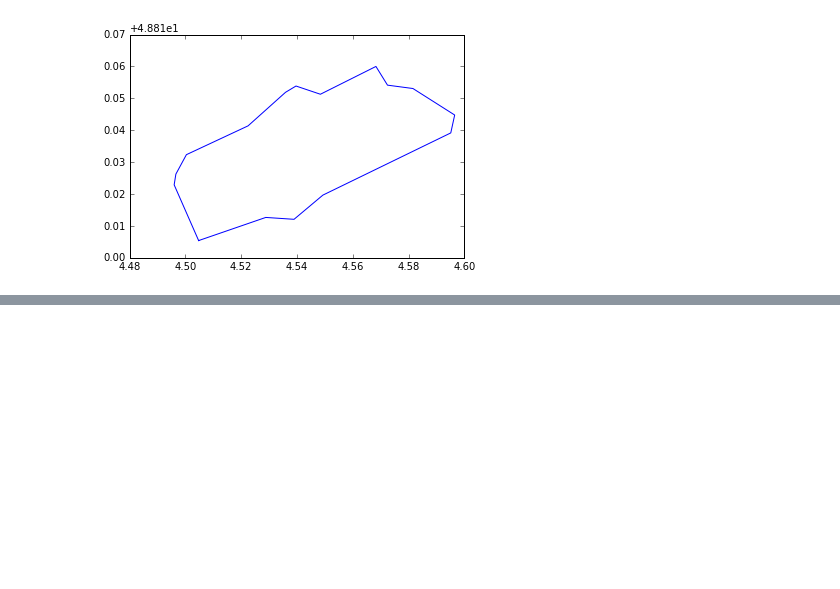
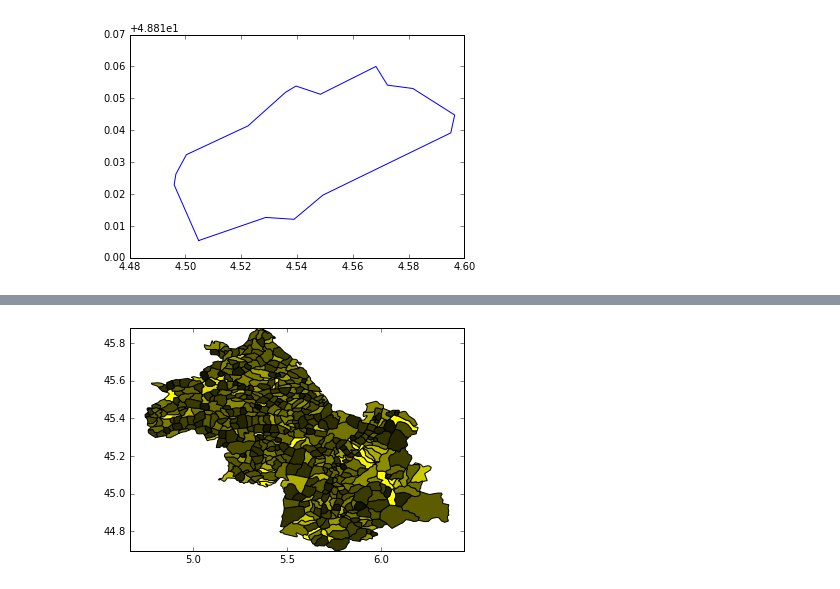
Before and after one commit to macbuse/Elections-in-France, a Jupyter notebook: elections2017.ipynb, the cells around one changed output, grey strips where cells are left out. Saved outputs shown, nothing was run; the diff lists cells and outputs as text; code cells hidden in the pictures; blank space fills up the shorter version.

```diff
--- a/elections2017.ipynb
+++ b/elections2017.ipynb
@@ -180,0 +299,4 @@ plt.plot(lon,lat)
+# %%
+show_isoperimetric_data(isoperimetric_coeff('38'))
+# %% [output]
+[figure, added]
```
Also changed, not shown: parts of 19 cells of this notebook.
